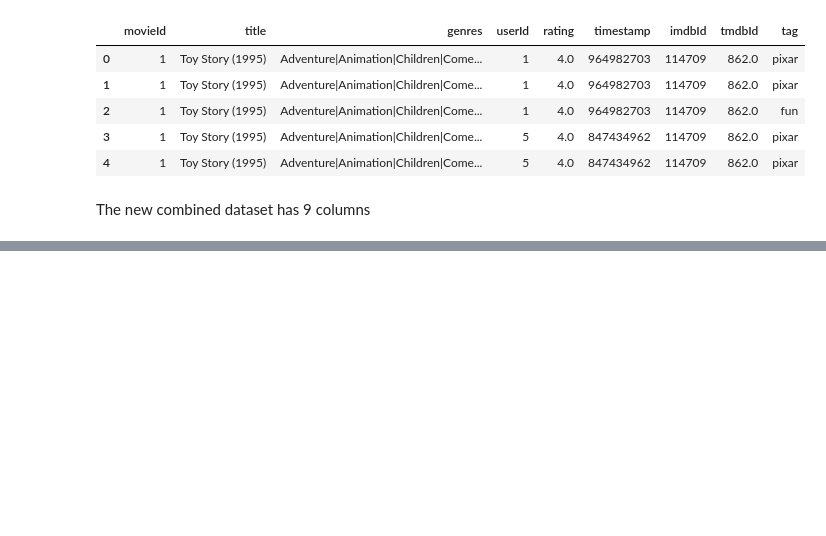
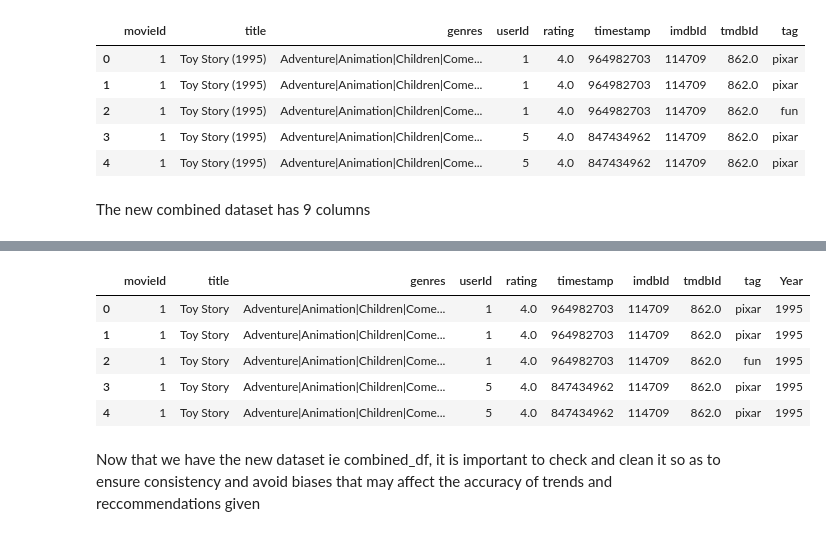
Before and after one commit to gtisnanga/PHASE-4-PRJOECT-MOVIE-RECOMMENDATIONS-GROUP-13, a Jupyter notebook: Angela.ipynb, the cells around one changed output, grey strips where cells are left out. Drawn from its saved outputs; the diff is of its cells as text; code cells hidden in the pictures; blank space fills up the shorter version.

```diff
--- a/Angela.ipynb
+++ b/Angela.ipynb
@@ -341,0 +361,13 @@ The new combined dataset has 9 columns
+# %%
+#cleaning the title column by removing the year (which was enclosed in parentheses)
+combined_df['title'] = combined_df['title'].str.replace(r'\s*\(\d{4}\)', '')
+combined_df.head()
+# %% [output]
+|  | movieId | title | genres | userId | rating | timestamp | imdbId | tmdbId | tag | Year |
+| 0 | 1 | Toy Story | Adventure|Animation|Children|Come... | 1 | 4.0 | 964982703 | 114709 | 862.0 | pixar | 1995 |
+| 1 | 1 | Toy Story | Adventure|Animation|Children|Come... | 1 | 4.0 | 964982703 | 114709 | 862.0 | pixar | 1995 |
+| 2 | 1 | Toy Story | Adventure|Animation|Children|Come... | 1 | 4.0 | 964982703 | 114709 | 862.0 | fun | 1995 |
+| 3 | 1 | Toy Story | Adventure|Animation|Children|Come... | 5 | 4.0 | 847434962 | 114709 | 862.0 | pixar | 1995 |
+| 4 | 1 | Toy Story | Adventure|Animation|Children|Come... | 5 | 4.0 | 847434962 | 114709 | 862.0 | pixar | 1995 |
+# %% [markdown]
+Now that we have the new dataset ie combined_df, it is important to check and clean it so as to ensure consistency and avoid biases that may affect the accuracy of trends and reccommendations given
```
Also changed, not shown: parts of 7 cells of this notebook.
